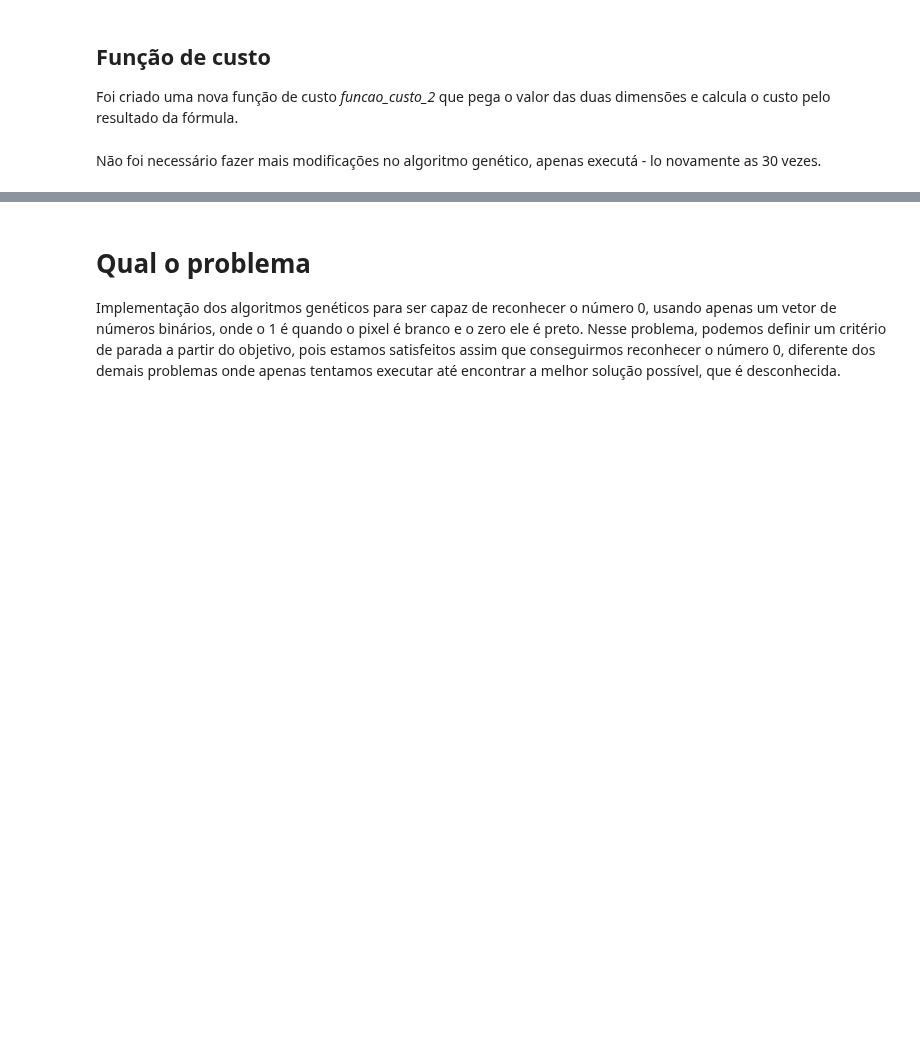
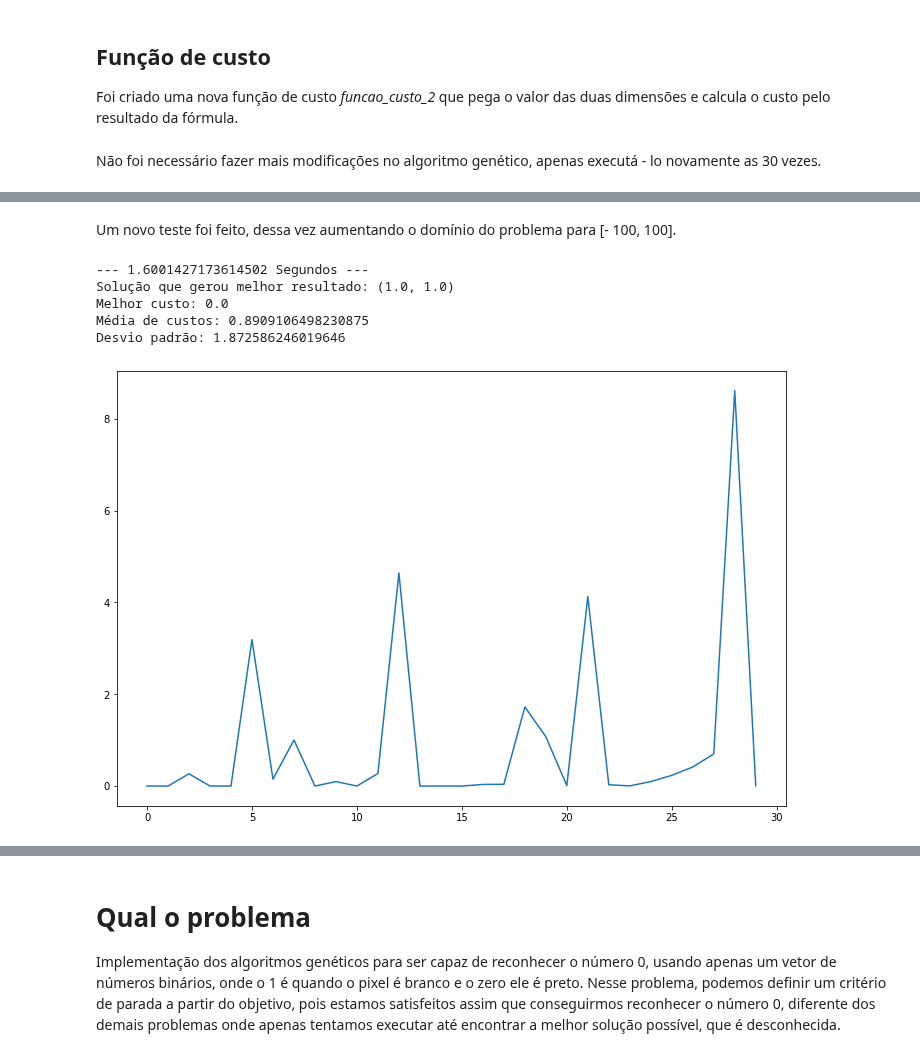
Before and after one commit to AlvaroCavalcante/computacao-bioinspirada, a Jupyter notebook: Computação inspirada pela natureza.ipynb, the cells around one changed output, grey strips where cells are left out. Cells and saved outputs as stored; diff of their text form; code cells hidden in the pictures; blank space fills up the shorter version.

```diff
--- a/Computação inspirada pela natureza.ipynb
+++ b/Computação inspirada pela natureza.ipynb
@@ -538,0 +543,22 @@ O algoritmo genético conseguiu atingir bons resultados na maioria das vezes, ch
+# %% [markdown]
+Um novo teste foi feito, dessa vez aumentando o domínio do problema para [- 100, 100].
+# %%
+custos = []
+solucao = []
+dominio = [(-100, 100), (-100, 100)]
+start_time = time.time()
+for i in range(30):
+    solucao_algoritmo_genetico = genetico(funcao_custo_2, dominio, False, binario = False,
+                                         tamanho_populacao = 200, geracoes = 60)
+    solucao.append(solucao_algoritmo_genetico[1])
+    custos.append(solucao_algoritmo_genetico[0])
+
+print("--- %s Segundos ---" % (time.time() - start_time))
+exibir_sumario_resultados(solucao, custos, min)
+# %% [output]
+--- 1.6001427173614502 Segundos ---
+Solução que gerou melhor resultado: (1.0, 1.0)
+Melhor custo: 0.0
+Média de custos: 0.8909106498230875
+Desvio padrão: 1.872586246019646
+[figure, added]
```
Also changed, not shown: parts of 21 cells of this notebook.
